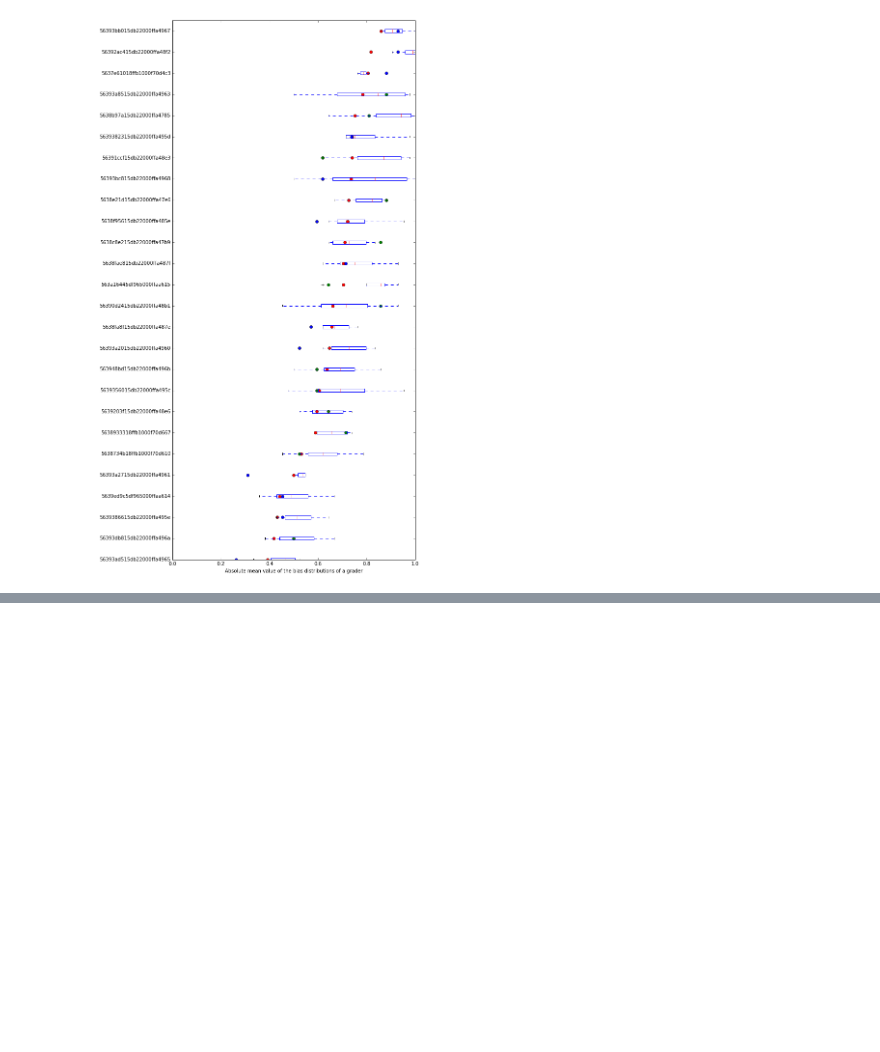
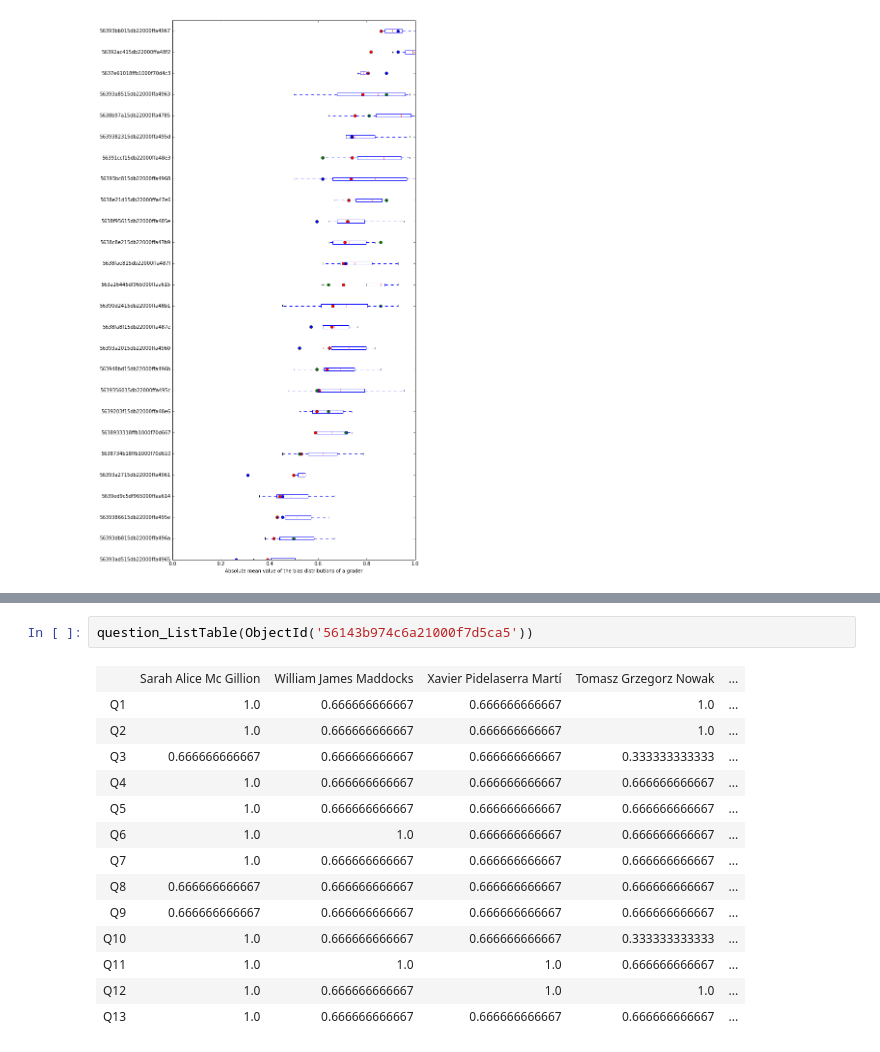
Before and after one commit to TomMalow/pymcmodels, a Jupyter notebook: SocialGraphAnalysis.ipynb, the cells around one changed output, grey strips where cells are left out. Saved outputs shown, nothing was run; the diff lists cells and outputs as text; blank space fills up the shorter version.

```diff
--- a/SocialGraphAnalysis.ipynb
+++ b/SocialGraphAnalysis.ipynb
@@ -447,0 +571,17 @@ plot_result(ObjectId("562d0edb79c852000f99c6dd"),data_course,mcmc_c,find_T)
+# %%
+question_ListTable(ObjectId('56143b974c6a21000f7d5ca5'))
+# %% [output]
+|  | Sarah Alice Mc Gillion | William James Maddocks | Xavier Pidelaserra Martí | Tomasz Grzegorz Nowak | ... |
+| Q1 | 1.0 | 0.666666666667 | 0.666666666667 | 1.0 | ... |
+| Q2 | 1.0 | 0.666666666667 | 0.666666666667 | 1.0 | ... |
+| Q3 | 0.666666666667 | 0.666666666667 | 0.666666666667 | 0.333333333333 | ... |
+| Q4 | 1.0 | 0.666666666667 | 0.666666666667 | 0.666666666667 | ... |
+| Q5 | 1.0 | 0.666666666667 | 0.666666666667 | 0.666666666667 | ... |
+| Q6 | 1.0 | 1.0 | 0.666666666667 | 0.666666666667 | ... |
+| Q7 | 1.0 | 0.666666666667 | 0.666666666667 | 0.666666666667 | ... |
+| Q8 | 0.666666666667 | 0.666666666667 | 0.666666666667 | 0.666666666667 | ... |
+| Q9 | 0.666666666667 | 0.666666666667 | 0.666666666667 | 0.666666666667 | ... |
+| Q10 | 1.0 | 0.666666666667 | 0.666666666667 | 0.333333333333 | ... |
+| Q11 | 1.0 | 1.0 | 1.0 | 0.666666666667 | ... |
+| Q12 | 1.0 | 0.666666666667 | 1.0 | 1.0 | ... |
+| Q13 | 1.0 | 0.666666666667 | 0.666666666667 | 0.666666666667 | ... |
```
Also changed, not shown: parts of 24 cells of this notebook, 4 other files.
